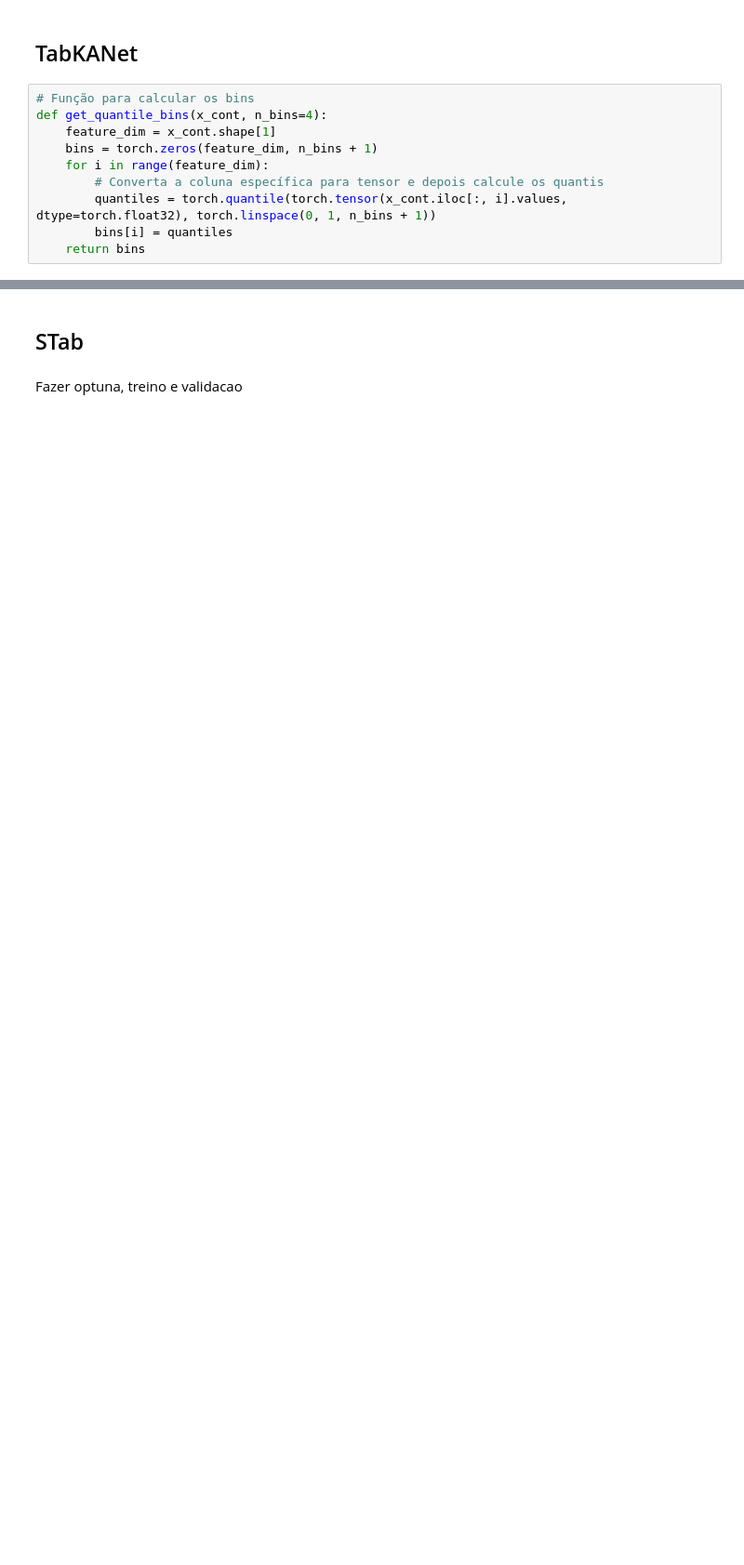
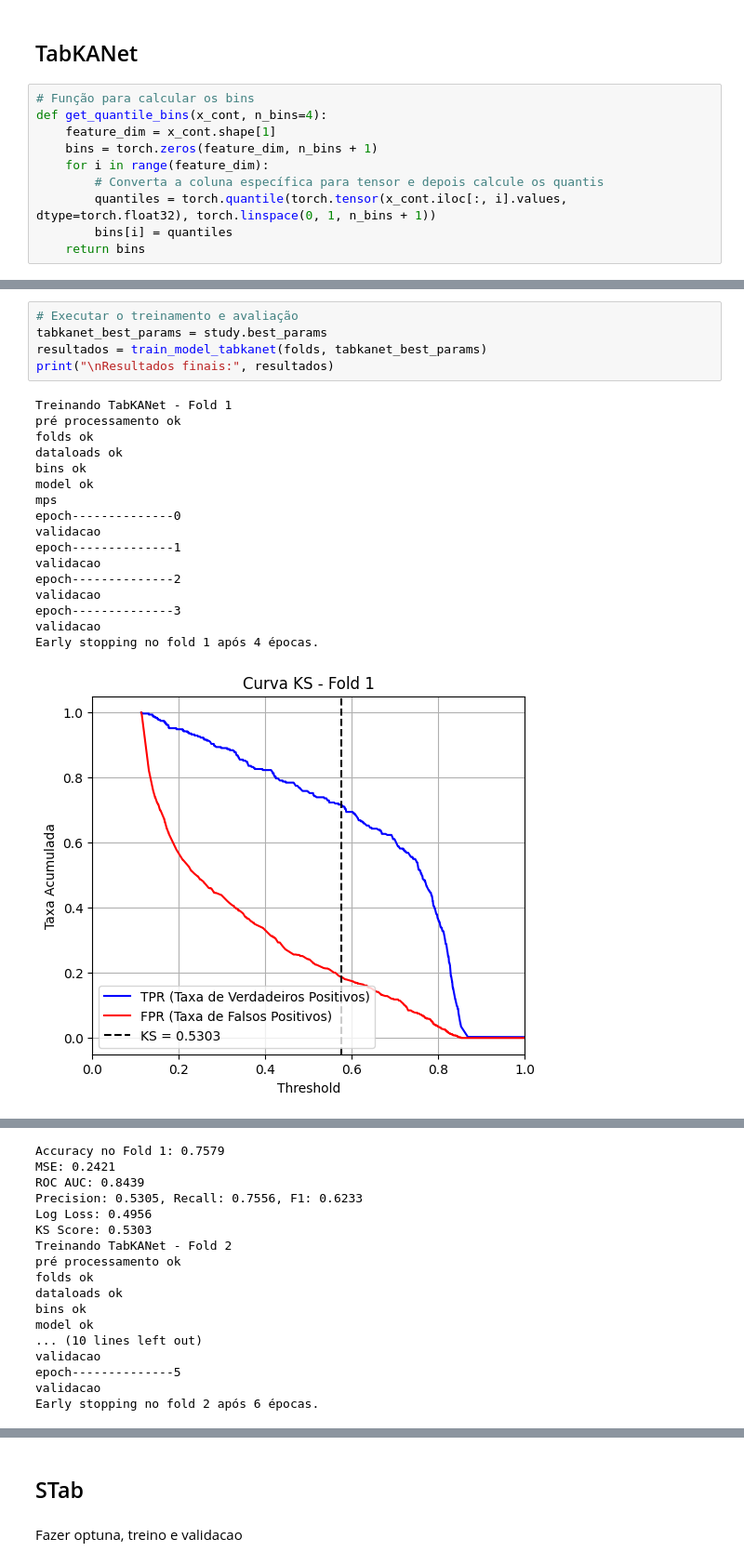
Before and after one commit to laysearaujo/churn-forecast, a Jupyter notebook: Previsão_de_Churn.ipynb, the cells around one changed output, grey strips where cells are left out. Shown at 93% size. Cells and saved outputs as stored; diff of their text form; blank space fills up the shorter version.

Commit message:
feat: model tabKANet

```diff
--- a/Previsão_de_Churn.ipynb
+++ b/Previsão_de_Churn.ipynb
@@ -2605,0 +2716,23 @@ print("\n📌 Resultados finais:", resultados)
+# %%
+# Executar o treinamento e avaliação
+tabkanet_best_params = study.best_params
+resultados = train_model_tabkanet(folds, tabkanet_best_params)
+print("\nResultados finais:", resultados)
+# %% [output]
+Treinando TabKANet - Fold 1
+pré processamento ok
+folds ok
+dataloads ok
+bins ok
+model ok
+mps
+epoch--------------0
+validacao
+epoch--------------1
+validacao
+epoch--------------2
+validacao
+epoch--------------3
+validacao
+Early stopping no fold 1 após 4 épocas.
+[figure, added]
@@ -2605,0 +2741,17 @@ print("\n📌 Resultados finais:", resultados)
+Accuracy no Fold 1: 0.7579
+MSE: 0.2421
+ROC AUC: 0.8439
+Precision: 0.5305, Recall: 0.7556, F1: 0.6233
+Log Loss: 0.4956
+KS Score: 0.5303
+Treinando TabKANet - Fold 2
+pré processamento ok
+folds ok
+dataloads ok
+bins ok
+model ok
+... (10 lines left out)
+validacao
+epoch--------------5
+validacao
+Early stopping no fold 2 após 6 épocas.
```
Also changed, not shown: parts of 6 cells of this notebook, 1 other file.
